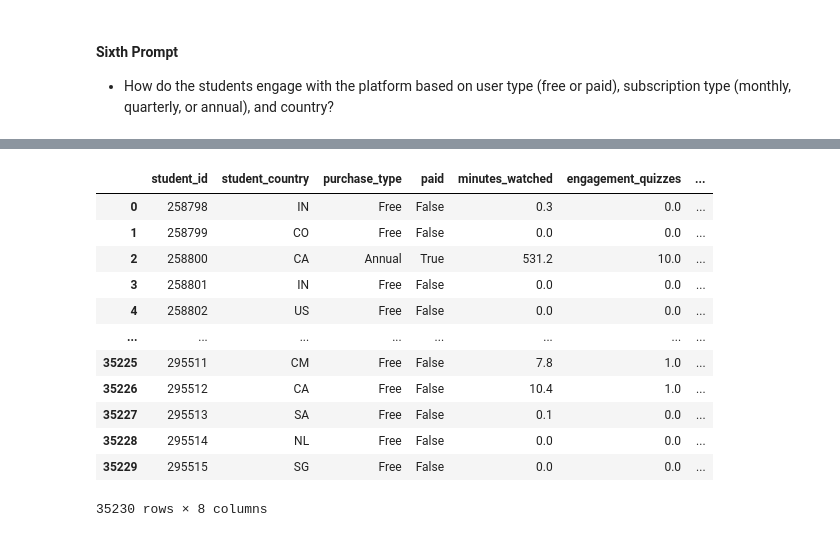
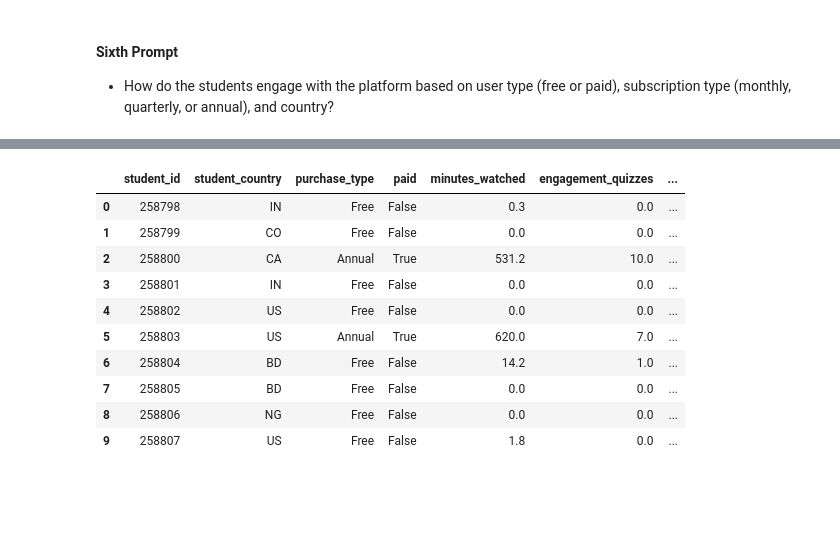
Before and after one commit to AryehRotberg/365-Learning-Data-Challenge, a Jupyter notebook: notebook/EDA.ipynb, the cells around one changed output, grey strips where cells are left out. Saved outputs shown, nothing was run; the diff lists cells and outputs as text; code cells hidden in the pictures; blank space fills up the shorter version.

```diff
--- a/notebook/EDA.ipynb
+++ b/notebook/EDA.ipynb
@@ -208,24 +270,22 @@ final_dataset = final_dataset.drop(['date_registered', 'purchase_id', 'date_purc
 # %%
 def replace_purchase_type(paid: bool, purchase_type: str):
-    if paid == False or paid == np.nan:
+    if paid == False or purchase_type == np.nan:
         return 'Free'
     return purchase_type
 # %%
 final_dataset = final_dataset.fillna(0)
 final_dataset.purchase_type = final_dataset.apply(lambda cols : replace_purchase_type(cols.paid, cols.purchase_type), axis=1)
-
-final_dataset
-# %% [output]
-|  | student_id | student_country | purchase_type | paid | minutes_watched | engagement_quizzes | ... |
-| 0 | 258798 | IN | Free | False | 0.3 | 0.0 | ... |
-| 1 | 258799 | CO | Free | False | 0.0 | 0.0 | ... |
-| 2 | 258800 | CA | Annual | True | 531.2 | 10.0 | ... |
-| 3 | 258801 | IN | Free | False | 0.0 | 0.0 | ... |
-| 4 | 258802 | US | Free | False | 0.0 | 0.0 | ... |
-| ... | ... | ... | ... | ... | ... | ... | ... |
-| 35225 | 295511 | CM | Free | False | 7.8 | 1.0 | ... |
-| 35226 | 295512 | CA | Free | False | 10.4 | 1.0 | ... |
-| 35227 | 295513 | SA | Free | False | 0.1 | 0.0 | ... |
-| 35228 | 295514 | NL | Free | False | 0.0 | 0.0 | ... |
-| 35229 | 295515 | SG | Free | False | 0.0 | 0.0 | ... |
-35230 rows × 8 columns
+# %%
+final_dataset.head(10)
+# %% [output]
+|  | student_id | student_country | purchase_type | paid | minutes_watched | engagement_quizzes | ... |
+| 0 | 258798 | IN | Free | False | 0.3 | 0.0 | ... |
+| 1 | 258799 | CO | Free | False | 0.0 | 0.0 | ... |
+| 2 | 258800 | CA | Annual | True | 531.2 | 10.0 | ... |
+| 3 | 258801 | IN | Free | False | 0.0 | 0.0 | ... |
+| 4 | 258802 | US | Free | False | 0.0 | 0.0 | ... |
+| 5 | 258803 | US | Annual | True | 620.0 | 7.0 | ... |
+| 6 | 258804 | BD | Free | False | 14.2 | 1.0 | ... |
+| 7 | 258805 | BD | Free | False | 0.0 | 0.0 | ... |
+| 8 | 258806 | NG | Free | False | 0.0 | 0.0 | ... |
+| 9 | 258807 | US | Free | False | 1.8 | 0.0 | ... |
```
Also changed, not shown: parts of 6 cells of this notebook.
